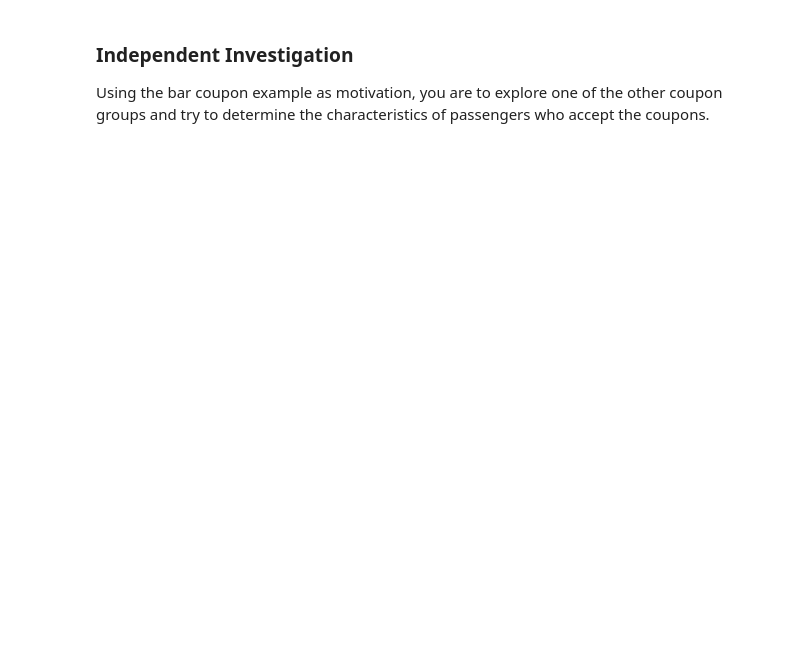
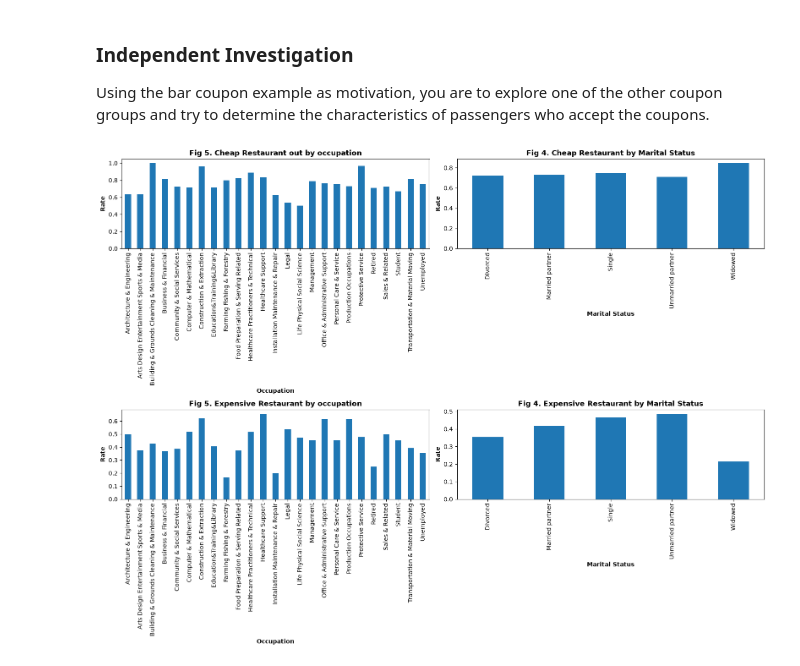
Before and after one commit to jonasmayor/Coupons_Research_Data, a Jupyter notebook: prompt.ipynb, the cells around one changed output. Drawn from its saved outputs; the diff is of its cells as text; code cells hidden in the pictures; blank space fills up the shorter version.

```diff
--- a/prompt.ipynb
+++ b/prompt.ipynb
@@ -660,3 +686,52 @@ plt.tight_layout()
 ### Independent Investigation
 
 Using the bar coupon example as motivation, you are to explore one of the other coupon groups and try to determine the characteristics of passengers who accept the coupons.
+# %%
+carryout_coupons = data.query("coupon == 'Carry out & Take away'")
+
+plt.figure(figsize = (16,12))
+
+#Figure 1 Coupons distribution by travel direction
+ax1 = plt.subplot(2, 2, 1)
+carryout_coupons.groupby("occupation")["Y"].mean().plot(ax=ax1, kind='bar')
+plt.ylabel('Rate', fontweight='bold')
+plt.xlabel('Occupation', fontweight='bold')
+plt.title('Fig 5. Cheap Restaurant out by occupation', fontweight='bold')
+
+
+#Figure 5 Coupons distribution by travel direction
+ax2 = plt.subplot(2, 2, 2)
+carryout_coupons.groupby("maritalStatus")["Y"].mean().plot(ax=ax2, kind='bar')
+plt.ylabel('Rate', fontweight='bold')
+plt.xlabel('Marital Status', fontweight='bold')
+plt.title('Fig 4. Cheap Restaurant by Marital Status', fontweight='bold')
+
+
+cheap_restaurant = data.query("coupon == 'Restaurant(20-50)'")
+
+#Figure 5 Coupons distribution by travel direction
+ax3 = plt.subplot(2, 2, 3)
+cheap_restaurant.groupby("occupation")["Y"].mean().plot(ax=ax3, kind='bar')
+plt.ylabel('Rate', fontweight='bold')
+plt.xlabel('Occupation', fontweight='bold')
+plt.title('Fig 5. Expensive Restaurant by occupation', fontweight='bold')
+
+
+#Figure 5 Coupons distribution by travel direction
+ax4 = plt.subplot(2, 2, 4)
+cheap_restaurant.groupby("maritalStatus")["Y"].mean().plot(ax=ax4, kind='bar')
+plt.ylabel('Rate', fontweight='bold')
+plt.xlabel('Marital Status', fontweight='bold')
+plt.title('Fig 4. Expensive Restaurant by Marital Status', fontweight='bold')
+
+plt.tight_layout()
+
+
+# CONCLUSION:
+# Here is some differentiating data between cheap and expensive restaurants
+# 1. Cleaning & Maintenance, Construction and Protective server workers are more likely to accept cheap restaurants coupons
+# 2. Construction, Health care , Office & Administrative and Production occupations are more likely to accept expensive restaurants coupons
+# 3. Windowed are more likely to accept cheap restaurants coupons.
+# 4. Singles and Unmarried partners are more likely to accept expensive restaurants coupons
+# %% [output]
+[figure, added]
```
Also changed, not shown: parts of 5 cells of this notebook.
